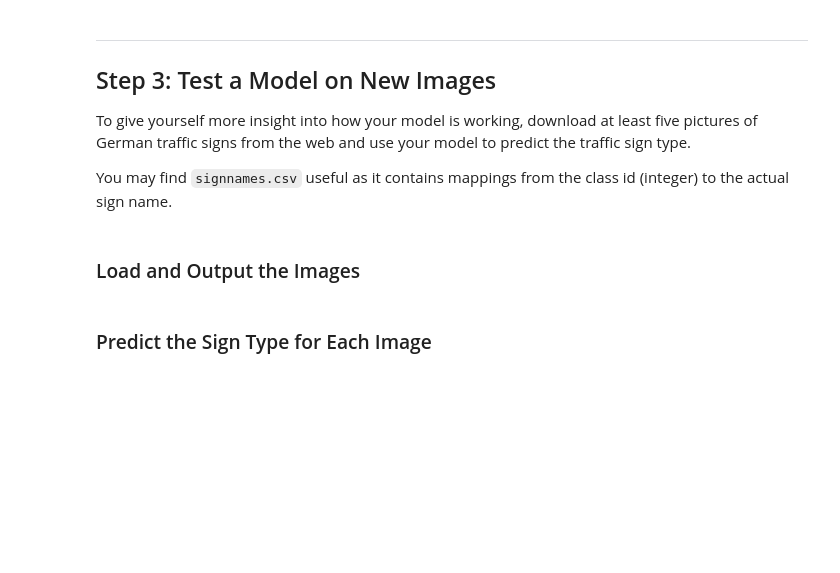
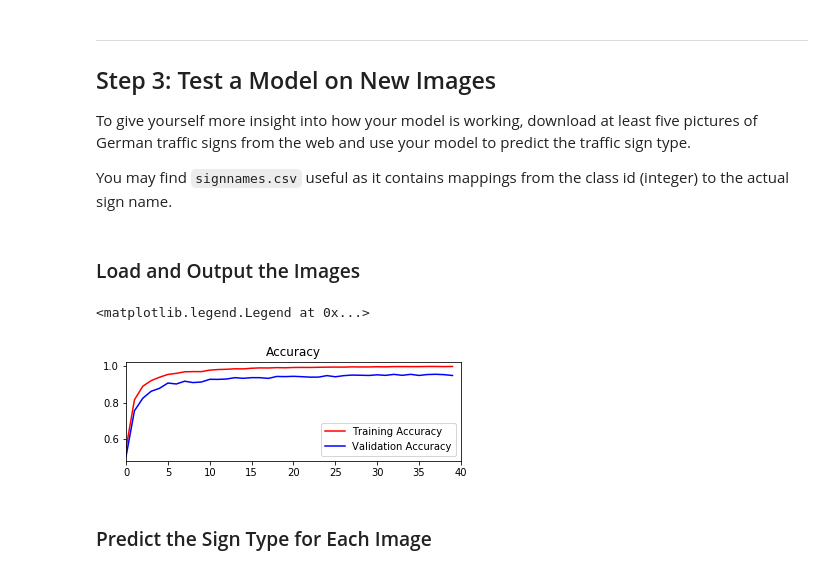
Before and after one commit to dingquan/CarND-Traffic-Sign-Classifier-Project, a Jupyter notebook: Traffic_Sign_Classifier.ipynb, the cells around one changed output. Saved outputs shown, nothing was run; the diff lists cells and outputs as text; code cells hidden in the pictures; blank space fills up the shorter version.

```diff
--- a/Traffic_Sign_Classifier.ipynb
+++ b/Traffic_Sign_Classifier.ipynb
@@ -158,7 +172,7 @@ def LeNet(x):
     sigma = 0.1
 
     # SOLUTION: Layer 1: Convolutional. Input = 32x32x1. Output = 28x28x6.
-    conv1_W = tf.Variable(tf.truncated_normal(shape=(5, 5, 3, 6), mean = mu, stddev = sigma))
+    conv1_W = tf.Variable(tf.truncated_normal(shape=(5, 5, 1, 6), mean = mu, stddev = sigma))
     conv1_b = tf.Variable(tf.zeros(6))
     conv1   = tf.nn.conv2d(x, conv1_W, strides=[1, 1, 1, 1], padding='VALID') + conv1_b
 
@@ -190,7 +204,7 @@ def LeNet(x):
     # SOLUTION: Activation.
     fc1    = tf.nn.relu(fc1)
     # Add dropout to prevent overfitting
-#     fc1    = tf.nn.dropout(fc1, keep_prob)
+    fc1    = tf.nn.dropout(fc1, keep_prob)
 
     # SOLUTION: Layer 4: Fully Connected. Input = 120. Output = 84.
     fc2_W  = tf.Variable(tf.truncated_normal(shape=(120, 84), mean = mu, stddev = sigma))
@@ -222,15 +236,15 @@ sets imply underfitting. A high accuracy on the training set but low accuracy on
 from sklearn.utils import shuffle
 import tensorflow as tf
 
-x = tf.placeholder(tf.float32, (None, 32, 32, 3))
+x = tf.placeholder(tf.float32, (None, 32, 32, 1))
 y = tf.placeholder(tf.int32, (None))
 keep_prob = tf.placeholder(tf.float32) # probability to keep units
 
 one_hot_y = tf.one_hot(y, 43)
 
-rate = 0.001
+rate = 0.0005
 
-EPOCHS = 10
+EPOCHS = 40
 BATCH_SIZE = 128
 
 logits = LeNet(x)
@@ -249,9 +263,12 @@ def evaluate(X_data, y_data):
     sess = tf.get_default_session()
     for offset in range(0, num_examples, BATCH_SIZE):
         batch_x, batch_y = X_data[offset:offset+BATCH_SIZE], y_data[offset:offset+BATCH_SIZE]
-        accuracy = sess.run(accuracy_operation, feed_dict={x: batch_x, y: batch_y, keep_prob: 0.75})
+        accuracy = sess.run(accuracy_operation, feed_dict={x: batch_x, y: batch_y, keep_prob: 1.0})
         total_accuracy += (accuracy * len(batch_x))
     return total_accuracy / num_examples
+
+train_history = []
+valid_history = []
 
 with tf.Session() as sess:
     sess.run(tf.global_variables_initializer())
@@ -264,13 +281,16 @@ with tf.Session() as sess:
         for offset in range(0, num_examples, BATCH_SIZE):
             end = offset + BATCH_SIZE
             batch_x, batch_y = X_train[offset:end], y_train[offset:end]
-            sess.run(training_operation, feed_dict={x: batch_x, y: batch_y, keep_prob: 0.75})
+            sess.run(training_operation, feed_dict={x: batch_x, y: batch_y, keep_prob: 0.5})
 
-        training_accuracy = evaluate(X_train, y_train)
-        validation_accuracy = evaluate(X_valid, y_valid)
+        train_accuracy = evaluate(X_train, y_train)
+        valid_accuracy = evaluate(X_valid, y_valid)
+        train_history.append(train_accuracy)
+        valid_history.append(valid_accuracy)
+
         print("EPOCH {} ...".format(i+1))
-        print("Training Accuracy = {:.3f}".format(training_accuracy))
-        print("Validation Accuracy = {:.3f}".format(validation_accuracy))
+        print("Training Accuracy = {:.3f}".format(train_accuracy))
+        print("Validation Accuracy = {:.3f}".format(valid_accuracy))
         print()
 
     saver.save(sess, './lenet')
@@ -309,3 +326,20 @@ You may find `signnames.csv` useful as it contains mappings from the class id (i
+# %%
+### Load the images and plot them here.
+### Feel free to use as many code cells as needed.
+import matplotlib.pyplot as plt
+
+# Visualizations will be shown in the notebook.
+%matplotlib inline
+
+accuracy_plot = plt.subplot(2,1,1)
+accuracy_plot.set_title('Accuracy')
+accuracy_plot.plot(train_history, 'r', label='Training Accuracy')
+accuracy_plot.plot(valid_history, 'b', label='Validation Accuracy')
+accuracy_plot.set_xlim([0, EPOCHS])
+accuracy_plot.legend(loc=4)
+# %% [output]
+<matplotlib.legend.Legend at 0x...>
+[figure, added]
 # %% [markdown]
 ### Predict the Sign Type for Each Image
 # %%
```
Also changed, not shown: parts of 5 cells of this notebook.
